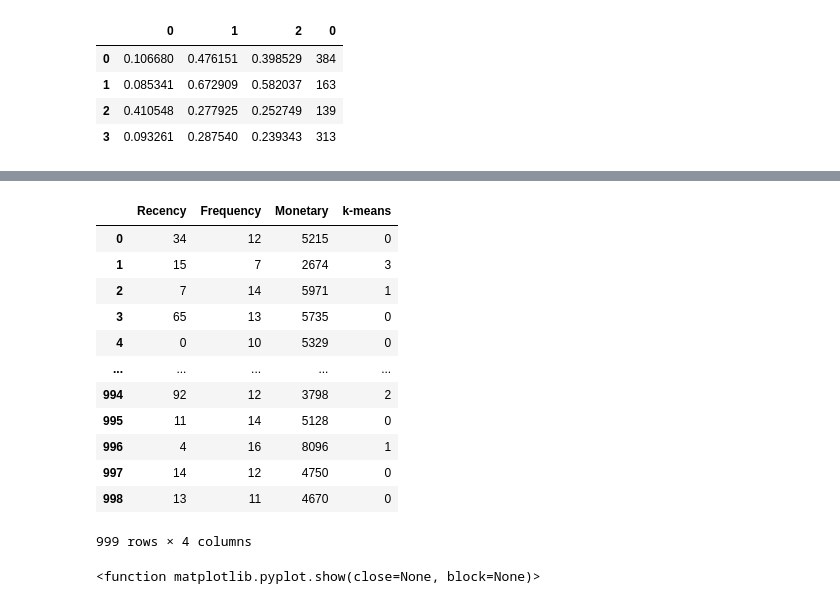
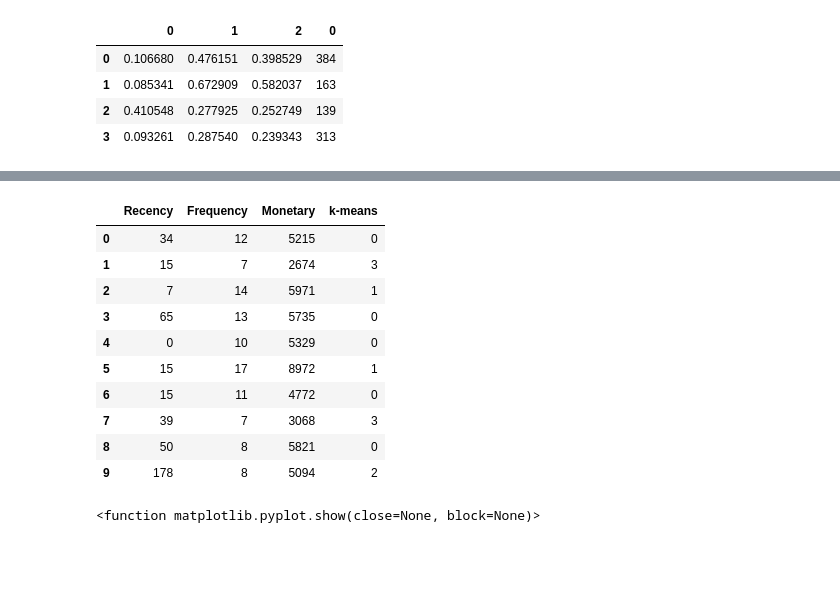
Before and after one commit to jp05451/RFM, a Jupyter notebook: RFM.ipynb, the cells around one changed output, grey strips where cells are left out. Saved outputs shown, nothing was run; the diff lists cells and outputs as text; code cells hidden in the pictures; blank space fills up the shorter version.

```diff
--- a/RFM.ipynb
+++ b/RFM.ipynb
@@ -17,4 +43,4 @@ rfm.describe()
 scaler = MinMaxScaler(feature_range=(0,1))
 # %%
-# df_minmax=scaler.fit_transform(rfm.to_numpy())
-# df_minmax
+df_minmax=scaler.fit_transform(rfm.to_numpy())
+df_minmax
@@ -104,18 +159,21 @@ df_minmax
 # %%
+#將分群後的編號資料填入ＲＦＭ表格中
+
 rfm["k-means"] = model_KMC.labels_
 rfm
+
+#在下面這行前面打＃可以看到所有ＲＦＭ資料
+rfm.head(10)
 # %% [output]
 |  | Recency | Frequency | Monetary | k-means |
 | 0 | 34 | 12 | 5215 | 0 |
 | 1 | 15 | 7 | 2674 | 3 |
 | 2 | 7 | 14 | 5971 | 1 |
 | 3 | 65 | 13 | 5735 | 0 |
 | 4 | 0 | 10 | 5329 | 0 |
-| ... | ... | ... | ... | ... |
-| 994 | 92 | 12 | 3798 | 2 |
-| 995 | 11 | 14 | 5128 | 0 |
-| 996 | 4 | 16 | 8096 | 1 |
-| 997 | 14 | 12 | 4750 | 0 |
-| 998 | 13 | 11 | 4670 | 0 |
+| 5 | 15 | 17 | 8972 | 1 |
+| 6 | 15 | 11 | 4772 | 0 |
+| 7 | 39 | 7 | 3068 | 3 |
+| 8 | 50 | 8 | 5821 | 0 |
+| 9 | 178 | 8 | 5094 | 2 |
-999 rows × 4 columns
 # %%
```
Also changed, not shown: parts of 19 cells of this notebook.
